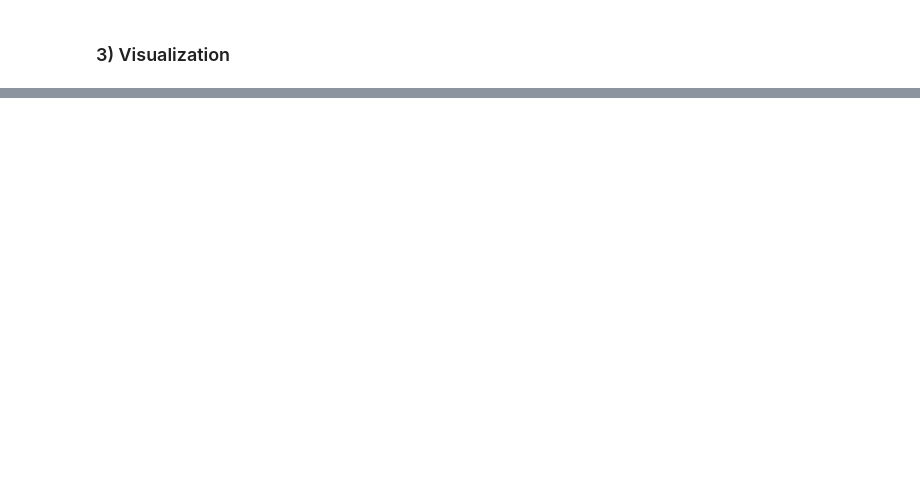
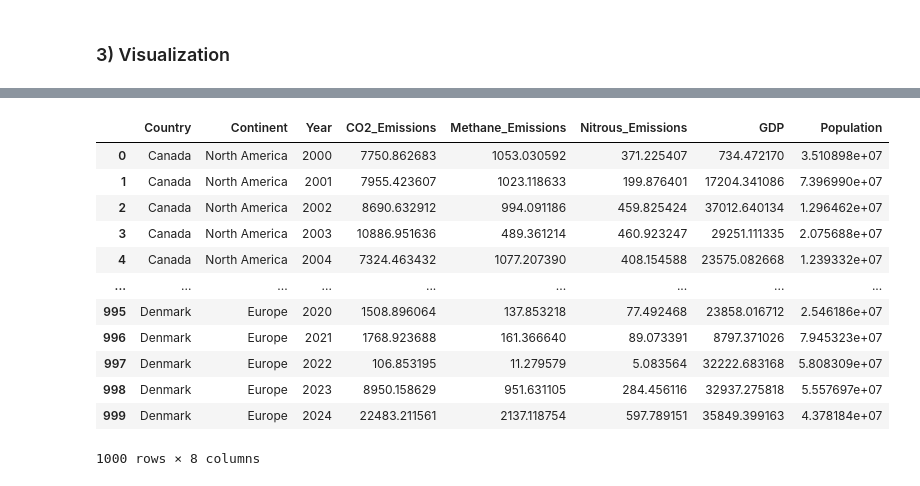
Before and after one commit to TheChroniclerr/CP321, a Jupyter notebook: a2/src/a2.ipynb, the cells around one changed output, grey strips where cells are left out. Cells and saved outputs as stored; diff of their text form; code cells hidden in the pictures; blank space fills up the shorter version.

```diff
--- a/a2/src/a2.ipynb
+++ b/a2/src/a2.ipynb
@@ -56,8 +57,10 @@ dtype: object
 df[['CO2_Emissions', 'Methane_Emissions', 'GDP']] = (
     df[['CO2_Emissions', 'Methane_Emissions', 'GDP']].fillna(df[['CO2_Emissions', 'Methane_Emissions', 'GDP']].mean())
 )
+print(df.isna().sum())
 
-print(df.isna().sum())
+# Lock a cleaned copy for export
+df_cleaned = df.copy()
 # %% [output]
 Country              0
 Continent            0
@@ -388,0 +488,18 @@ plt.show()
+# %%
+# Export cleaned CSV
+df_cleaned.to_csv("../outputs/cleaned.csv", index=False)
+df_cleaned
+# %% [output]
+|  | Country | Continent | Year | CO2_Emissions | Methane_Emissions | Nitrous_Emissions | GDP | Population |
+| 0 | Canada | North America | 2000 | 7750.862683 | 1053.030592 | 371.225407 | 734.472170 | 3.510898e+07 |
+| 1 | Canada | North America | 2001 | 7955.423607 | 1023.118633 | 199.876401 | 17204.341086 | 7.396990e+07 |
+| 2 | Canada | North America | 2002 | 8690.632912 | 994.091186 | 459.825424 | 37012.640134 | 1.296462e+07 |
+| 3 | Canada | North America | 2003 | 10886.951636 | 489.361214 | 460.923247 | 29251.111335 | 2.075688e+07 |
+| 4 | Canada | North America | 2004 | 7324.463432 | 1077.207390 | 408.154588 | 23575.082668 | 1.239332e+07 |
+| ... | ... | ... | ... | ... | ... | ... | ... | ... |
+| 995 | Denmark | Europe | 2020 | 1508.896064 | 137.853218 | 77.492468 | 23858.016712 | 2.546186e+07 |
+| 996 | Denmark | Europe | 2021 | 1768.923688 | 161.366640 | 89.073391 | 8797.371026 | 7.945323e+07 |
+| 997 | Denmark | Europe | 2022 | 106.853195 | 11.279579 | 5.083564 | 32222.683168 | 5.808309e+07 |
+| 998 | Denmark | Europe | 2023 | 8950.158629 | 951.631105 | 284.456116 | 32937.275818 | 5.557697e+07 |
+| 999 | Denmark | Europe | 2024 | 22483.211561 | 2137.118754 | 597.789151 | 35849.399163 | 4.378184e+07 |
+1000 rows × 8 columns
```
Also changed, not shown: parts of 12 cells of this notebook.
